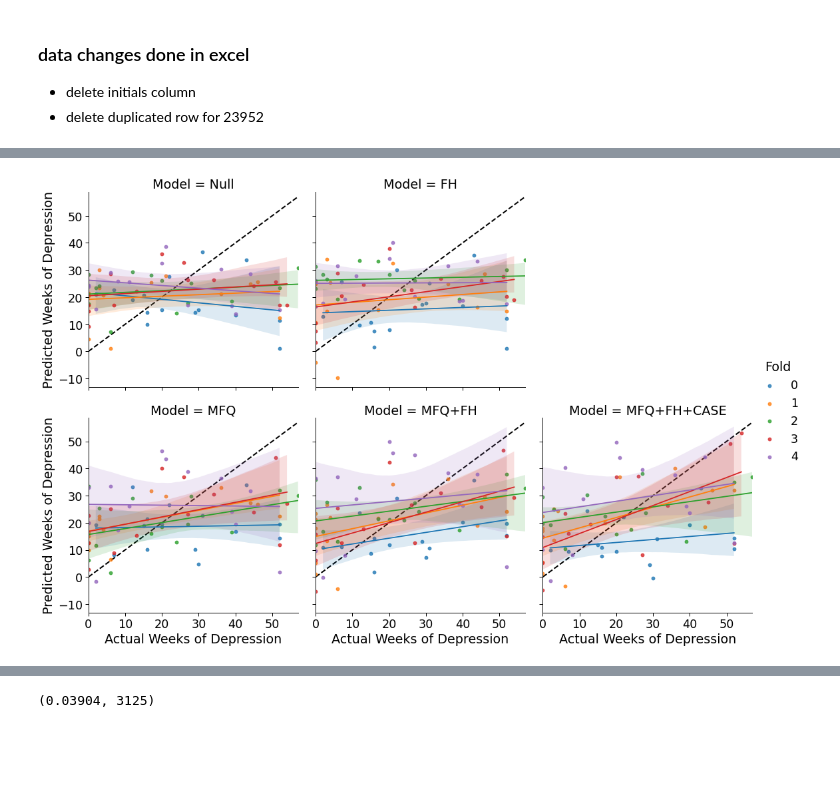
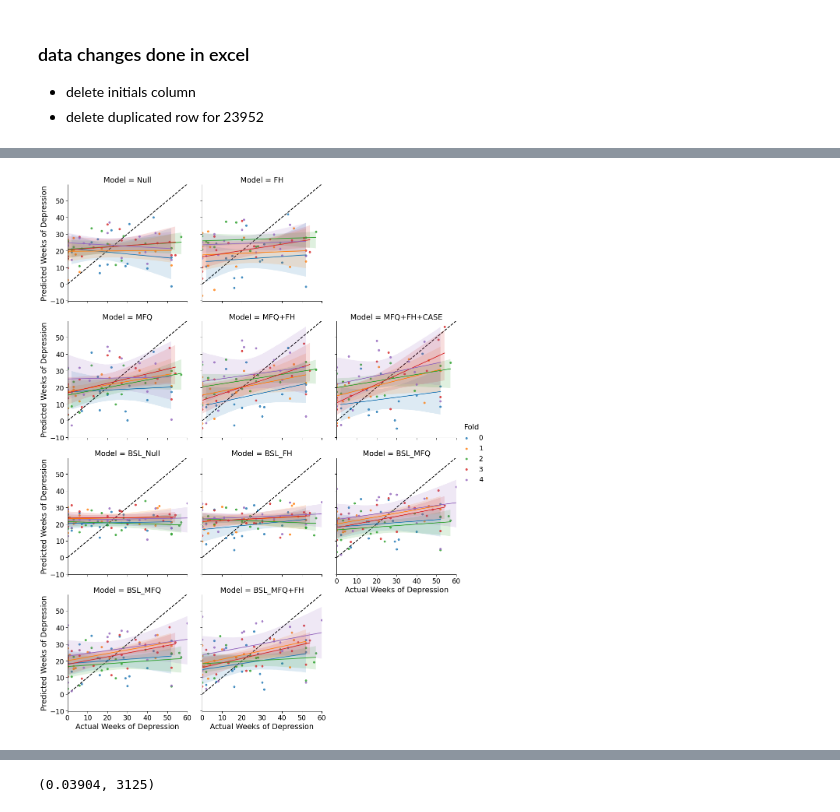
Before and after one commit to lisagorham/Family_History_Project, a Jupyter notebook: notebooks/get_cv_predictions.ipynb, the cells around one changed output, grey strips where cells are left out. Cells and saved outputs as stored; diff of their text form; code cells hidden in the pictures; blank space fills up the shorter version.

```diff
--- a/notebooks/get_cv_predictions.ipynb
+++ b/notebooks/get_cv_predictions.ipynb
@@ -21,3 +166,6 @@ wdat = pd.read_csv('../data/WeeksofDepressionDatasetforDylan.csv', index_col=0).
+# %%
+pure_dat = wdat.copy()
+wdat = wdat.loc[(wdat.drop(['v4MFQDate', 'v4MFQScore'], axis=1).isnull().sum(1)==0)].copy()
 # %%
 # make sure each subject is only in there once
 assert len(wdat.groupby('SDAN')[['Participant_Type2']].count().query('Participant_Type2 > 1')) == 0
@@ -95,0 +211,21 @@ reses = pd.concat(reses)
+# %%
+all_terms = {
+    "c_ksadsdx_epset_annual_weeks_mdd": "Weeks of Depression",
+    "BaselineMFQScore": "Baseline MFQ",
+"dep_immed": "Family History",
+"s_case__neg_tot": "SLEs",
+"BaselineAntiDep": "Antidepressants at Baseline",
+"BaselineOtherMeds": "Other Meds at Baseline",
+"FUAntiDep": "Antidepressants at FU",
+"FUOtherMeds":"Other Meds at FU",
+"Inpatient":"Inpatient",
+"SEX":"Sex",
+"Age_at_visit": "Age",
+"postpandemic": "Pandemic"}
+for_cors = wdat.loc[:, all_terms.keys()].copy()
+for_cors['SEX'] = (for_cors.SEX == "MALE").astype(int)
+for_cors = for_cors.rename(columns=all_terms)
+corr = for_cors.corr()
+mask = np.tril(np.ones_like(corr, dtype=bool))
+fig,ax = corr_plot(corr, for_cors)
+fig.set_facecolor("white")
@@ -96,4 +253,19 @@ reses = pd.concat(reses)
 # %%
+reses = []
+for mix, model in models.items():
+    if "BSL" in mix:
+
+        data = pure_dat.copy().reset_index(drop=True)
+    else:
+        data = wdat.copy().reset_index(drop=True)
+    ffs, rrs = kfold_linear(data, model)
+    rrs['model'] = mix
+    reses.append(rrs)
+reses = pd.concat(reses)
+reses['squared_error'] = (reses[var] - reses[var_pred]) ** 2
+reses['abs_error'] = np.abs((reses[var] - reses[var_pred]))
+mf_agg = reses.groupby(['model', 'fold']).apply(lambda x: get_rsquared(var, x)).reset_index(name='r-squared')
+mf_agg['rmse'] = np.sqrt(reses.groupby(['model', 'fold']).squared_error.mean()).reset_index(name='rmse').loc[:, ['rmse']]
 to_plot = reses.copy()
 to_plot = to_plot.rename(
     columns={
@@ -102,5 +274,3 @@ to_plot = to_plot.rename(
         'model': 'Model',
         'fold': 'Fold'
     })
-to_plot = to_plot.rename(
-    columns={})
@@ -107,27 +285,27 @@ to_plot = to_plot.rename(
 # %%
 paper_rc = {'axes.facecolor':'white',
             'figure.facecolor':'white',
             'dpi': 250}
 with sns.plotting_context("paper", font_scale=2, rc=paper_rc):
     g = sns.lmplot(x='Actual Weeks of Depression',
                y='Predicted Weeks of Depression',
                data=to_plot,
                col='Model',
                col_wrap=3,
-               col_order=['Null', 'FH', 'MFQ', 'MFQ', 'MFQ+FH', 'MFQ+FH+CASE'],
+               col_order=['Null', 'FH', 'MFQ', 'MFQ', 'MFQ+FH', 'MFQ+FH+CASE', 'BSL_Null', 'BSL_FH', 'BSL_MFQ', 'BSL_MFQ', 'BSL_MFQ+FH'],
                hue='Fold',
                n_boot=10000)
     for ax in g.axes:
         ymin, ymax = ax.get_ylim()
         xmin, xmax = ax.get_xlim()
         ax.plot((xmin, xmax), (xmin, xmax),
                 linestyle='dashed',
                 color='black',
                 linewidth=2,
                 zorder=-1000)
         ax.set_ylim((ymin, ymax))
         ax.set_xlim((xmin, xmax))
     g.axes[2].set_visible(False)
     g.fig.set_facecolor("white")
 # %% [output]
-[figure, old version]
+[figure, new version]
```
Also changed, not shown: parts of 150 cells of this notebook, 3 other files.
